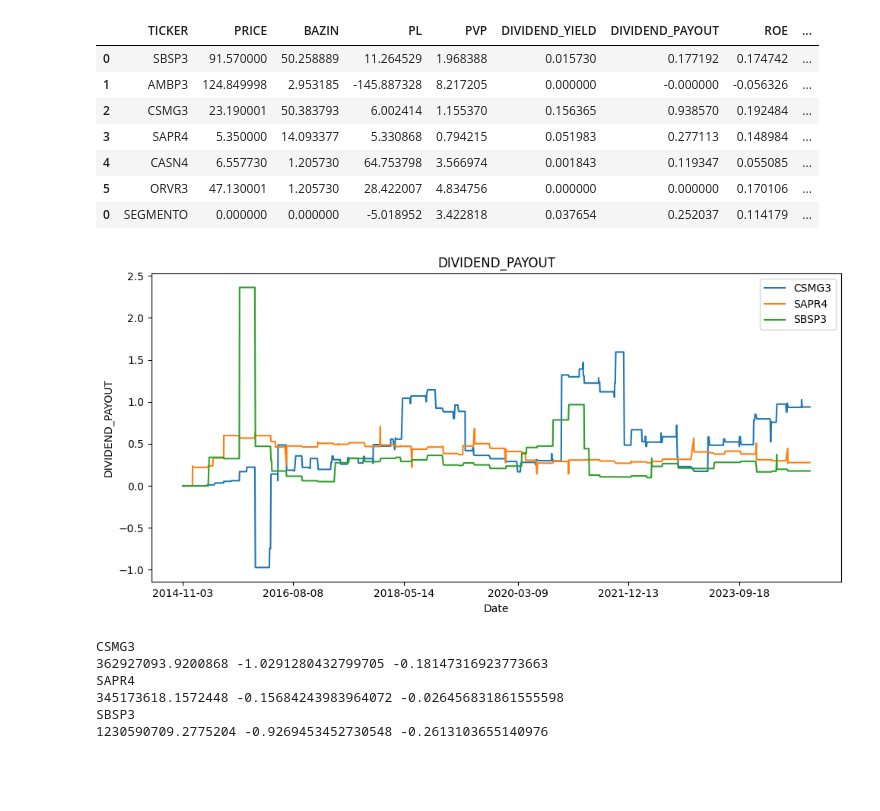
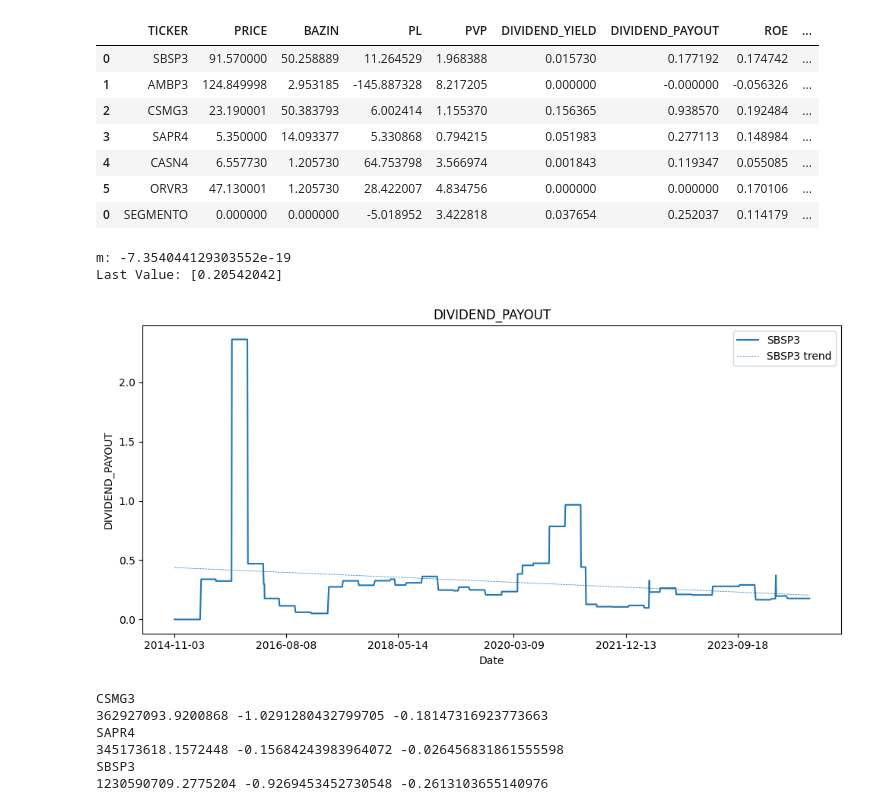
Before and after one commit to boa50/investment-analysis-etl, a Jupyter notebook: analysis/stock-analysis.ipynb, the cells around one changed output. Saved outputs shown, nothing was run; the diff lists cells and outputs as text; code cells hidden in the pictures; blank space fills up the shorter version.

```diff
--- a/analysis/stock-analysis.ipynb
+++ b/analysis/stock-analysis.ipynb
@@ -38,24 +38,26 @@ measures.get_latest_values_by_segmento("Água e Saneamento")
 | 5 | ORVR3 | 47.130001 | 1.205730 | 28.422007 | 4.834756 | 0.000000 | 0.000000 | 0.170106 | ... |
 | 0 | SEGMENTO | 0.000000 | 0.000000 | -5.018952 | 3.422818 | 0.037654 | 0.252037 | 0.114179 | ... |
 # %%
-tickers=["CSMG3", "SAPR4", "SBSP3"]
-# tickers=["SBSP3"]
+# tickers=["CSMG3", "SAPR4", "SBSP3"]
+tickers=["SBSP3"]
 show_segment = False
-show_trend = False
+show_trend = True
 
 # for ticker in tickers:
 #     plot.plot_equity_evolution(ticker)
 
 # plot.plot_historical_kpi(tickers=tickers, kpi="NET_DEBT_BY_EQUITY", show_segment=show_segment, show_trend=show_trend)
 # plot.plot_historical_kpi(tickers=tickers, kpi="NET_DEBT_BY_EBIT", show_segment=show_segment, show_trend=show_trend)
 # plot.plot_historical_kpi(tickers=tickers, kpi="PROFIT", show_segment=show_segment, show_trend=show_trend)
 # plot.plot_historical_kpi(tickers=tickers, kpi="ROE", show_segment=show_segment, show_trend=show_trend)
 # plot.plot_historical_kpi(tickers=tickers, kpi="CGAR_5_YEARS_PROFIT", show_segment=show_segment, show_trend=show_trend)
 # plot.plot_historical_kpi(tickers=tickers, kpi="DIVIDEND_YIELD", show_segment=show_segment, show_trend=show_trend)
 plot.plot_historical_kpi(tickers=tickers, kpi="DIVIDEND_PAYOUT", show_segment=show_segment, show_trend=show_trend)
 # plot.plot_historical_kpi(tickers=tickers, kpi="NET_MARGIN", show_segment=show_segment, show_trend=show_trend)
 # %% [output]
+m: -7.354044129303552e-19
+Last Value: [0.20542042]
-[figure, old version]
+[figure, new version]
 # %%
 # kpi = "DIVIDEND_PAYOUT"
 # kpi = "NET_DEBT_BY_EBIT"
```
Also changed, not shown: 3 other files.
